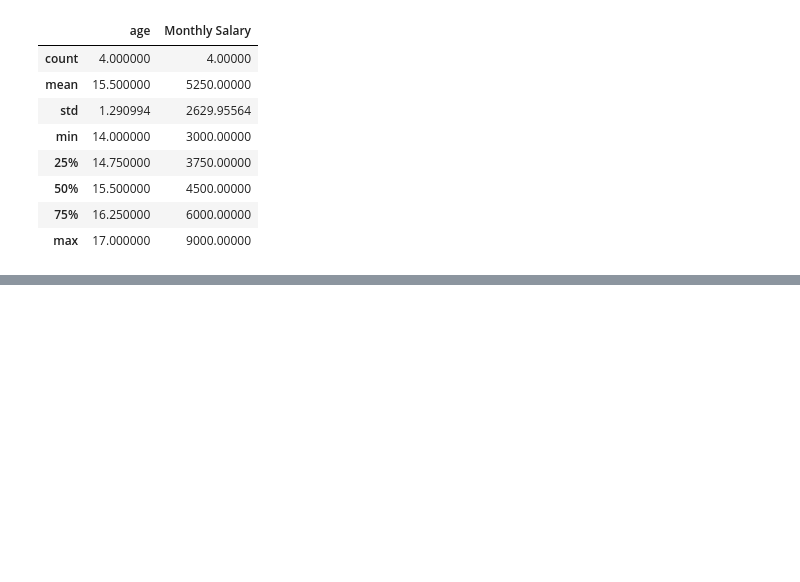
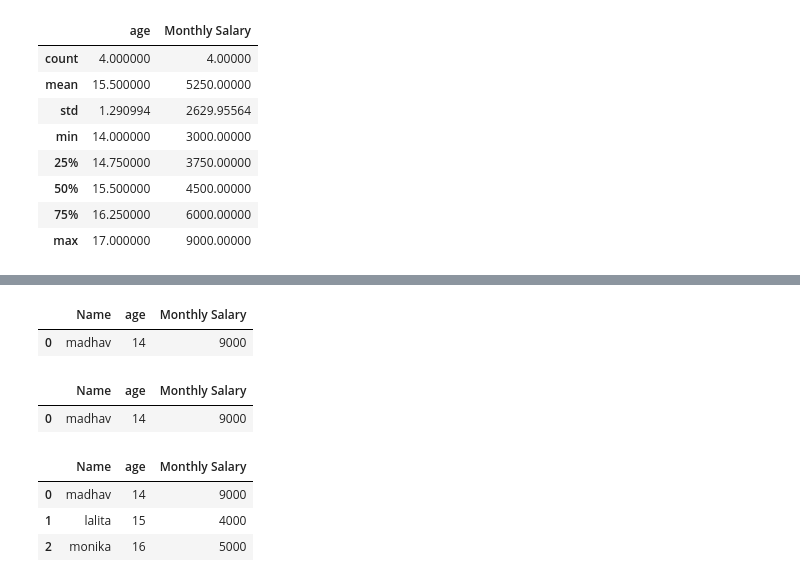
Before and after one commit to Monika0501/Python_practice, a Jupyter notebook: Untitled2.ipynb, the cells around one changed output, grey strips where cells are left out. Cells and saved outputs as stored; diff of their text form; code cells hidden in the pictures; blank space fills up the shorter version.

```diff
--- a/Untitled2.ipynb
+++ b/Untitled2.ipynb
@@ -112,0 +148,19 @@ df.to_csv("test_data.csv")
+# %%
+#select rows
+#loc-index name based singal row
+df.loc[df.Name=="madhav"]
+# %% [output]
+|  | Name | age | Monthly Salary |
+| 0 | madhav | 14 | 9000 |
+# %%
+df.loc[(df.Name=="madhav") & (df['Monthly Salary']>=5000)] #selecting multiple rows using AND
+# %% [output]
+|  | Name | age | Monthly Salary |
+| 0 | madhav | 14 | 9000 |
+# %%
+df.loc[0:2]
+# %% [output]
+|  | Name | age | Monthly Salary |
+| 0 | madhav | 14 | 9000 |
+| 1 | lalita | 15 | 4000 |
+| 2 | monika | 16 | 5000 |
```
Also changed, not shown: parts of 8 cells of this notebook.
